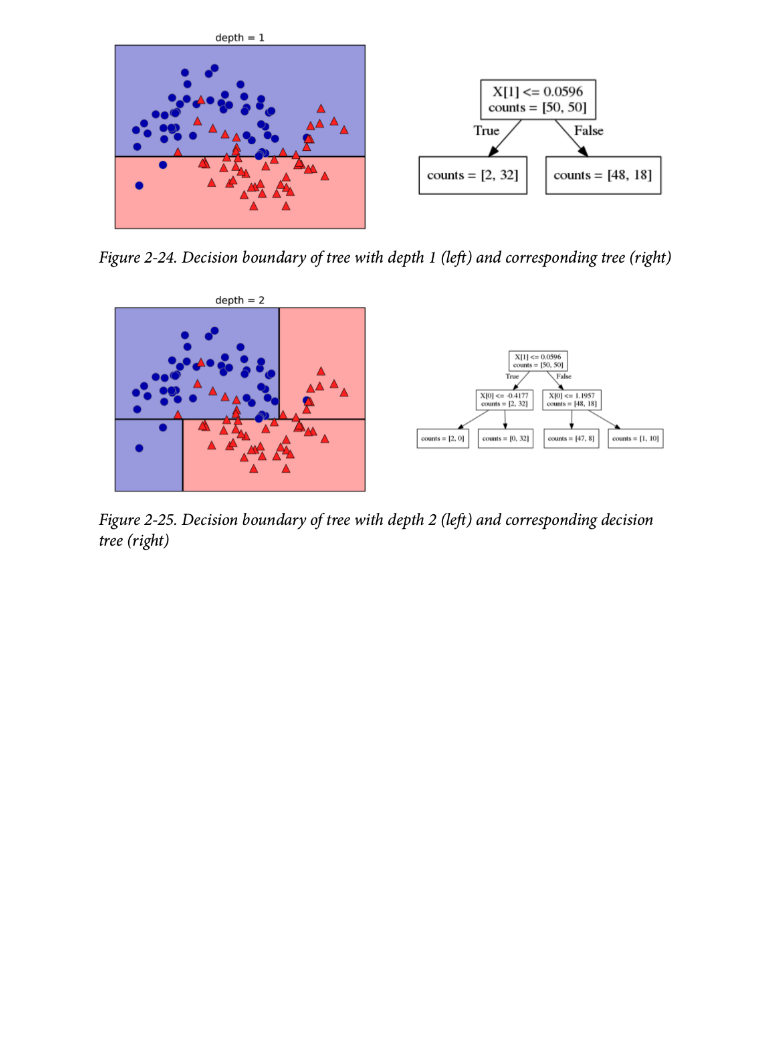
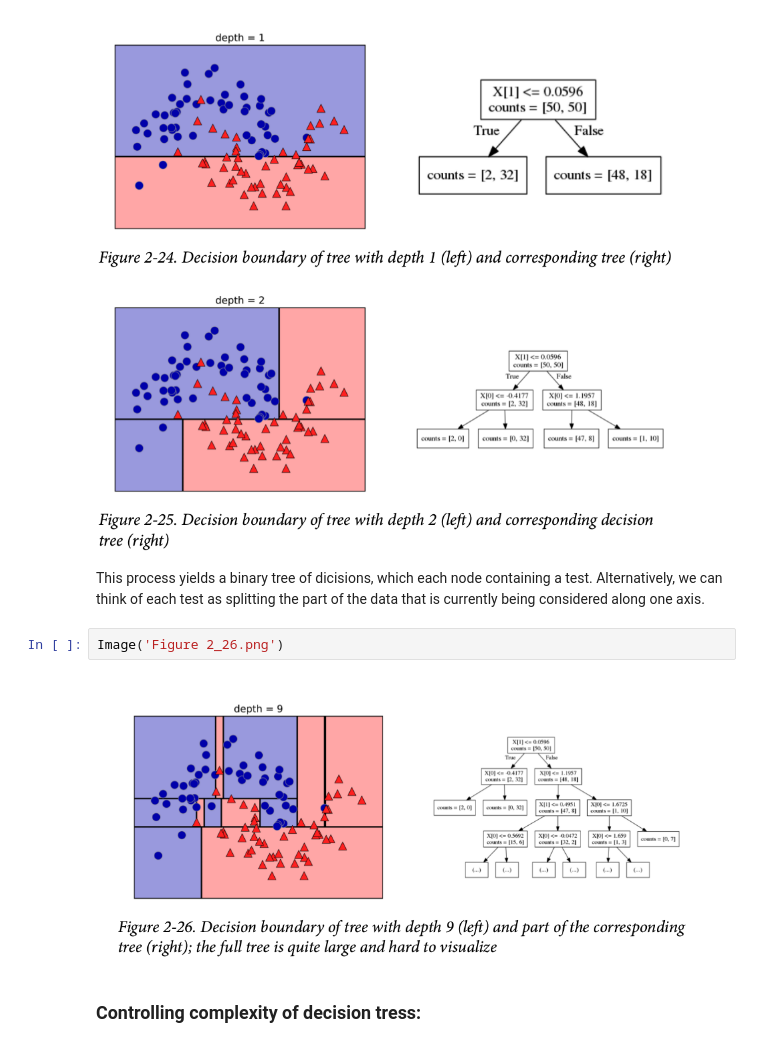
Before and after one commit to abudata/Machine_Learning, a Jupyter notebook: Supervised_Learning_Decision_Trees.ipynb, the cells around one changed output. Drawn from its saved outputs; the diff is of its cells as text; blank space fills up the shorter version.

Commit message:
controliing complexity

```diff
--- a/Supervised_Learning_Decision_Trees.ipynb
+++ b/Supervised_Learning_Decision_Trees.ipynb
@@ -36,3 +36,11 @@ Figure 2-25 shows that the most informative next split for the left and the righ
 Image('Figure_2_24.png')
 # %% [output]
 [figure]
+# %% [markdown]
+This process yields a binary tree of dicisions, which each node containing a test. Alternatively, we can think of each test as splitting the part of the data that is currently being considered along one axis.
+# %%
+Image('Figure 2_26.png')
+# %% [output]
+[figure, added]
+# %% [markdown]
+### Controlling complexity of decision tress:
```
